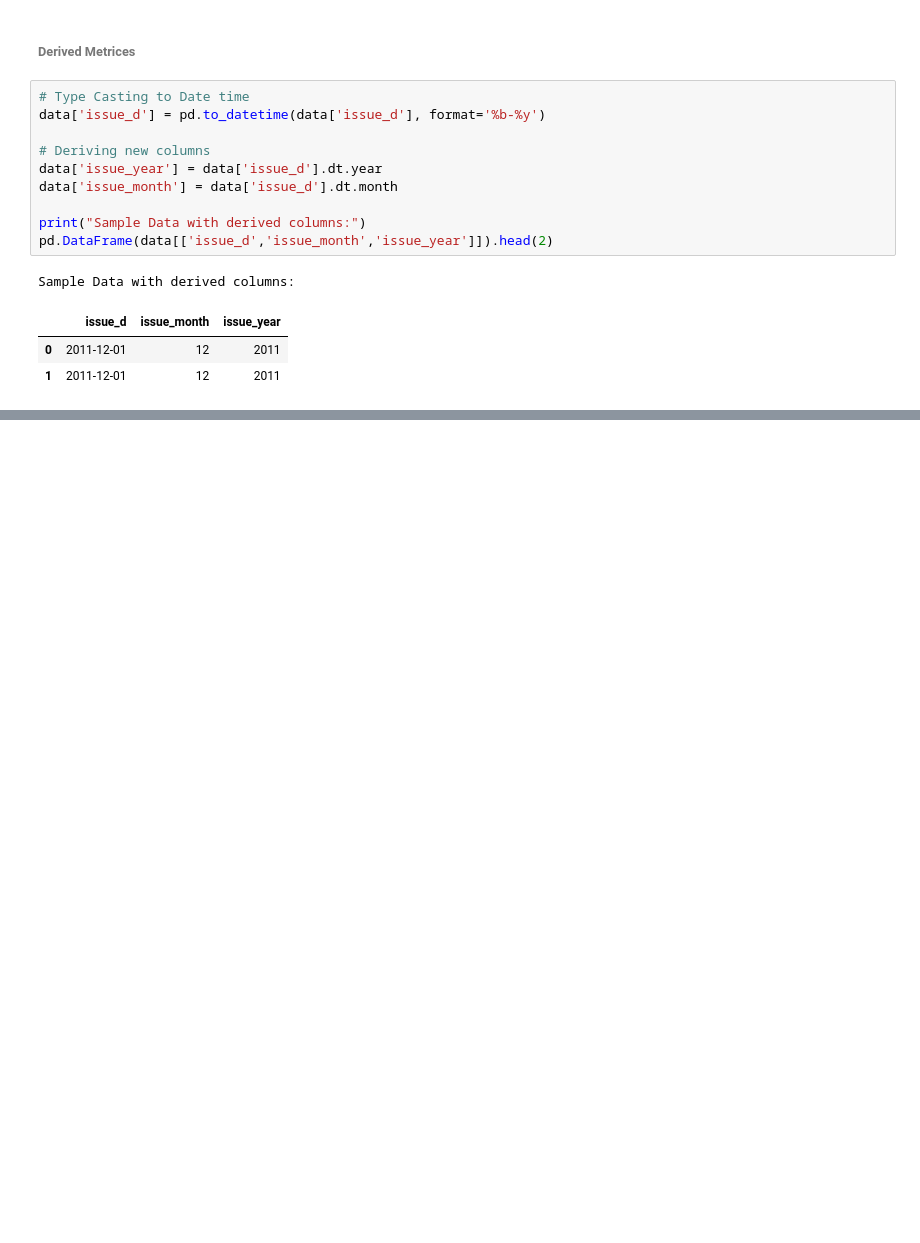
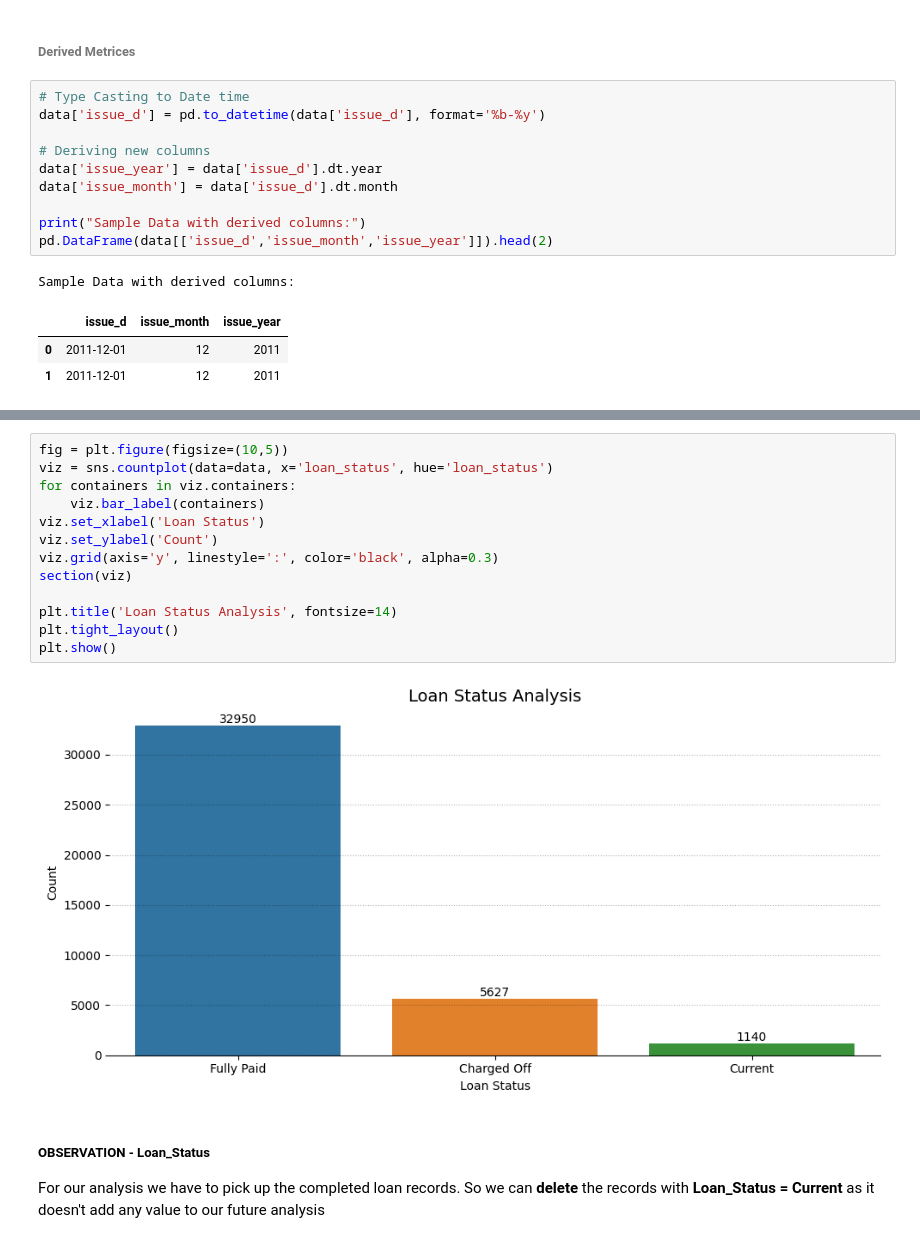
Before and after one commit to Theveetha/LendingClub_EDA_CaseStudy, a Jupyter notebook: LendingClub_EDA.ipynb, the cells around one changed output, grey strips where cells are left out. Drawn from its saved outputs; the diff is of its cells as text; blank space fills up the shorter version.

```diff
--- a/LendingClub_EDA.ipynb
+++ b/LendingClub_EDA.ipynb
@@ -491,0 +504,18 @@ Sample Data with derived columns:
+# %%
+fig = plt.figure(figsize=(10,5))
+viz = sns.countplot(data=data, x='loan_status', hue='loan_status')
+for containers in viz.containers:
+    viz.bar_label(containers)
+viz.set_xlabel('Loan Status')
+viz.set_ylabel('Count')
+viz.grid(axis='y', linestyle=':', color='black', alpha=0.3)
+section(viz)
+
+plt.title('Loan Status Analysis', fontsize=14)
+plt.tight_layout()
+plt.show()
+# %% [output]
+[figure, added]
+# %% [markdown]
+##### **OBSERVATION - Loan_Status**
+For our analysis we have to pick up the completed loan records. So we can **delete** the records with **Loan_Status = Current** as it doesn't add any value to our future analysis
```
Also changed, not shown: parts of 4 cells of this notebook.
